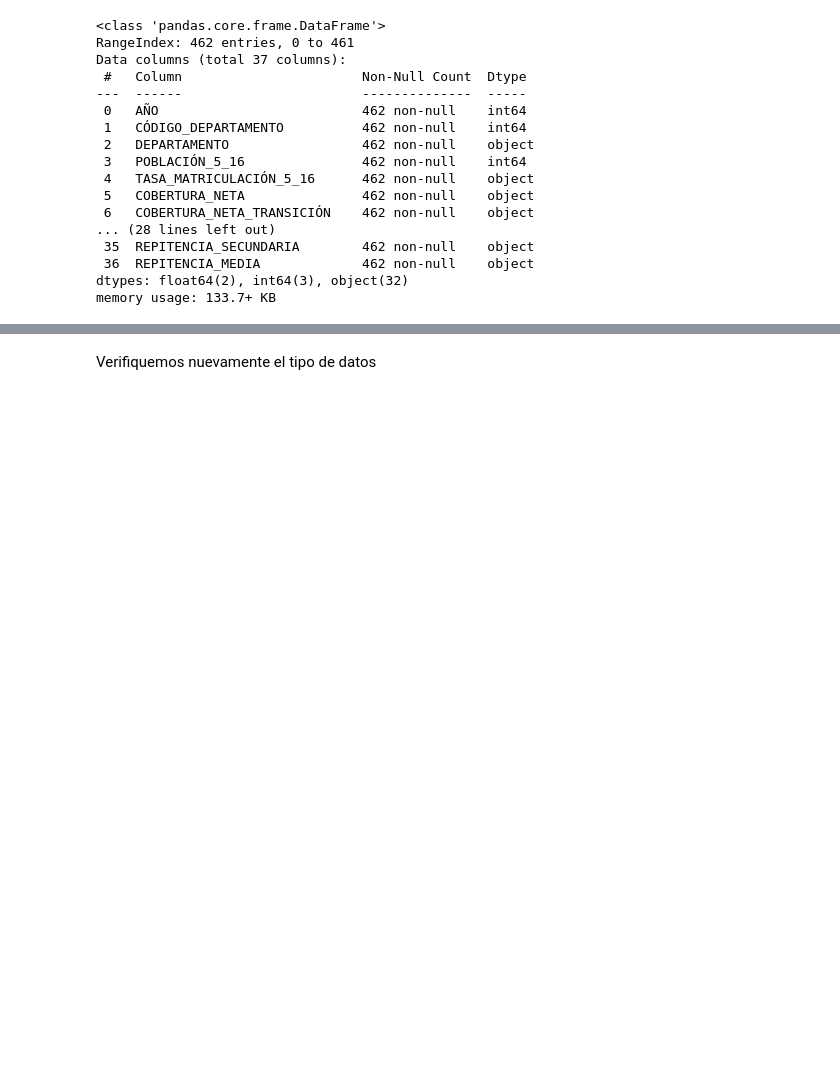
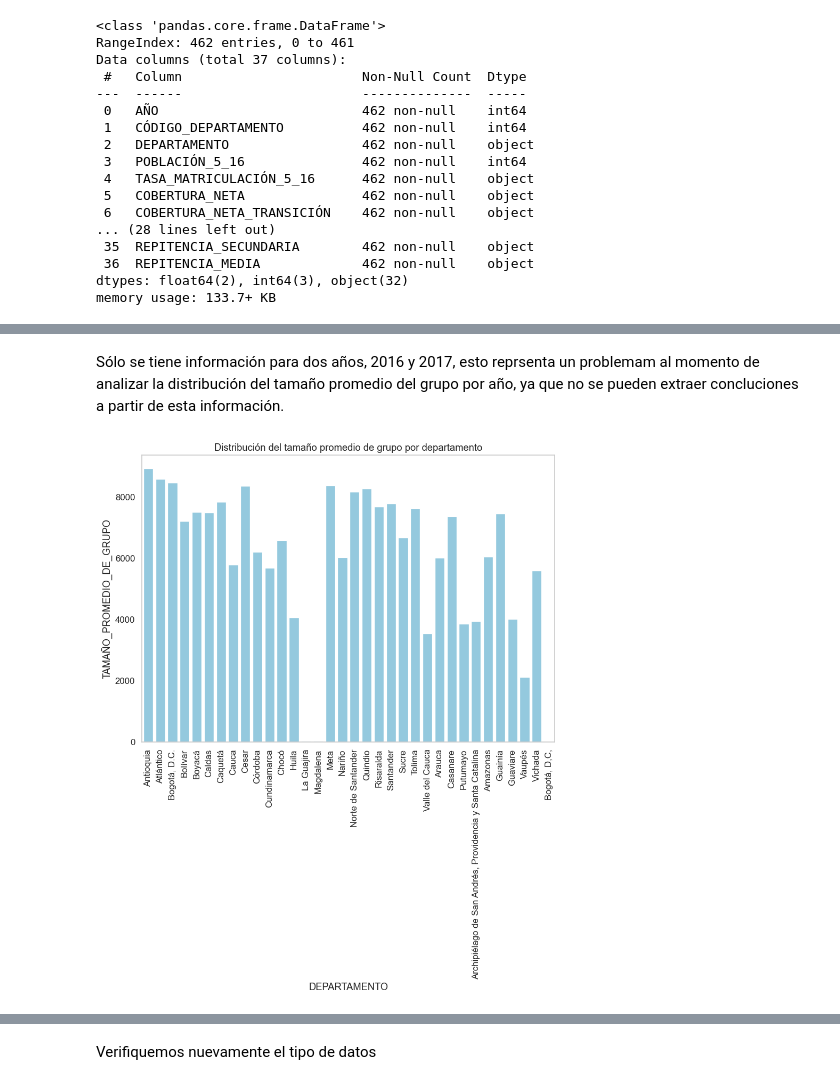
Before and after one commit to Ori-G-A/COL_MEN_STAT, a Jupyter notebook: Notebooks/01-inspecion-datos.ipynb, the cells around one changed output, grey strips where cells are left out. Drawn from its saved outputs; the diff is of its cells as text; code cells hidden in the pictures; blank space fills up the shorter version.

```diff
--- a/Notebooks/01-inspecion-datos.ipynb
+++ b/Notebooks/01-inspecion-datos.ipynb
@@ -172,0 +221,10 @@ variables_tipo_object =['TASA_MATRICULACIÓN_5_16','COBERTURA_NETA','COBERTURA_N
+# %% [markdown]
+Sólo se tiene información para dos años, 2016 y 2017, esto reprsenta un problemam al momento de analizar la distribución del tamaño promedio del grupo por año, ya que no se pueden extraer concluciones a partir de esta información.
+# %%
+sns.barplot(data=datos_men,x = "DEPARTAMENTO", y = "TAMAÑO_PROMEDIO_DE_GRUPO", errorbar=None, color="skyblue")
+plt.title("Distribución del tamaño promedio de grupo por departamento")
+plt.xticks(rotation=90)
+plt.grid(False)
+plt.show()
+# %% [output]
+[figure, added]
```
Also changed, not shown: parts of 81 cells of this notebook, 1 other file.
